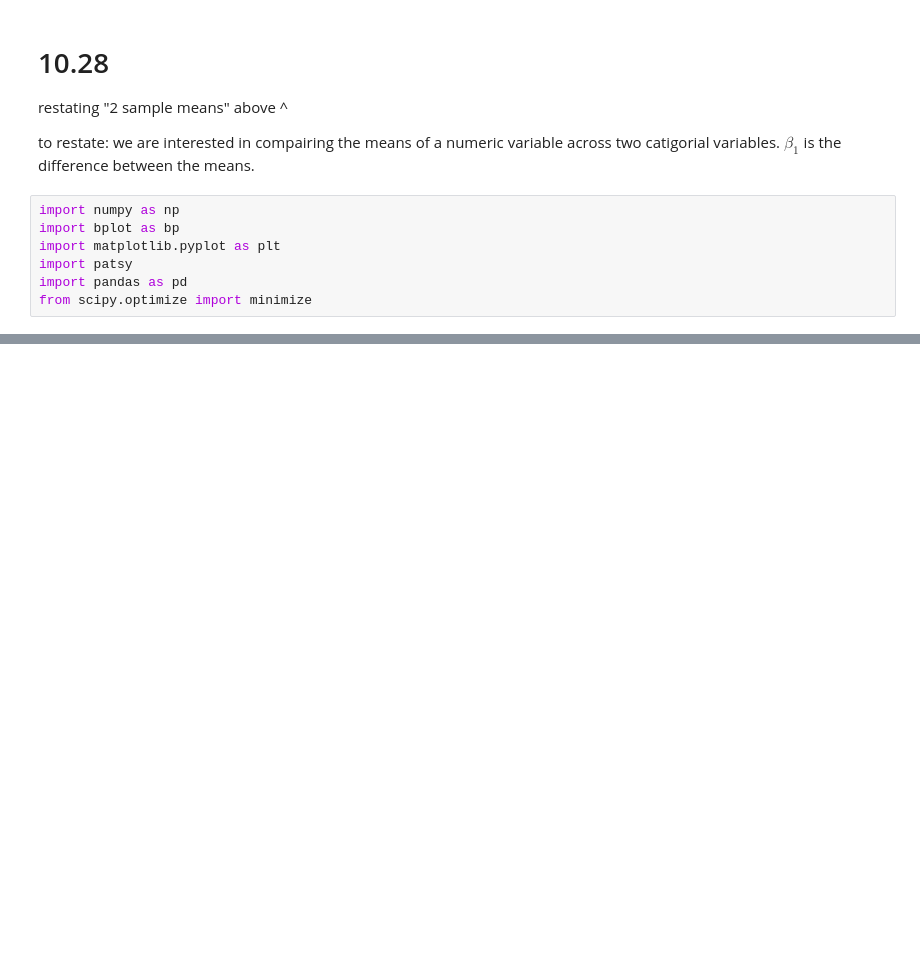
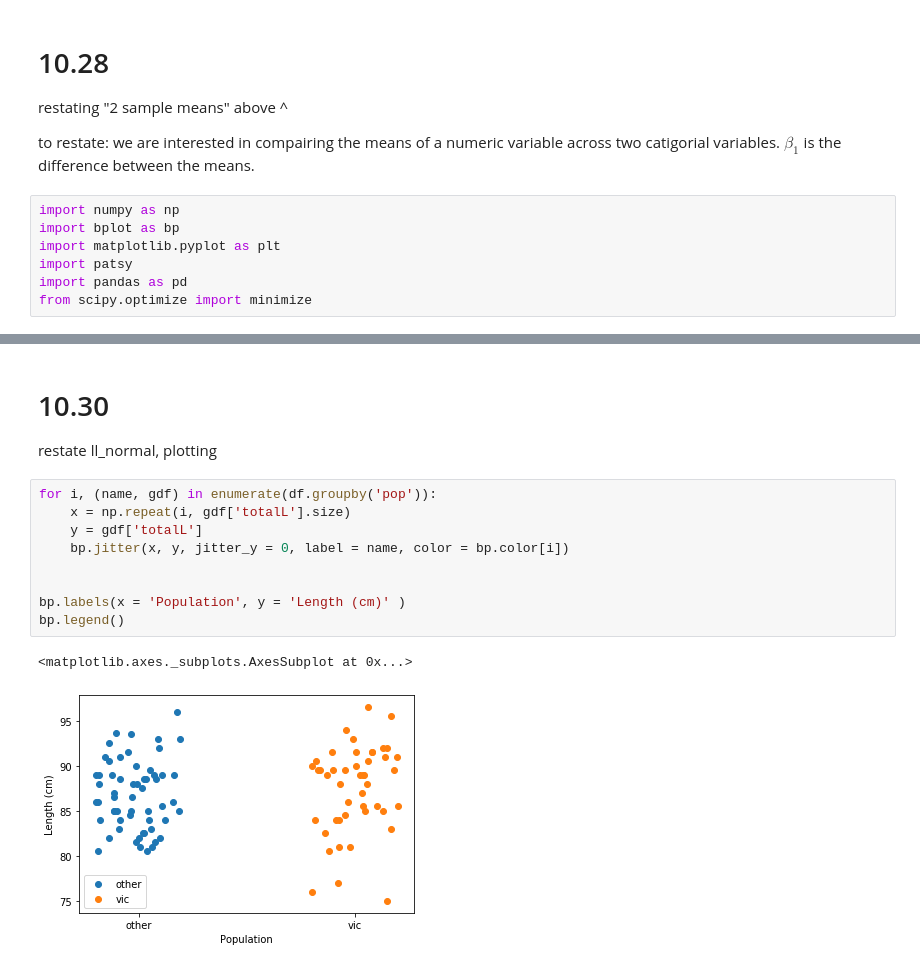
Before and after one commit to josephmlev/levine_j_math_314, a Jupyter notebook: notes/Class_notes_9.23-.ipynb, the cells around one changed output, grey strips where cells are left out. Drawn from its saved outputs; the diff is of its cells as text; blank space fills up the shorter version.

```diff
--- a/notes/Class_notes_9.23-.ipynb
+++ b/notes/Class_notes_9.23-.ipynb
@@ -910,0 +959,16 @@ for i, (name, gdf) in enumerate(df.groupby('pop')):
+# %% [markdown]
+# 10.30
+
+restate ll_normal, plotting
+# %%
+for i, (name, gdf) in enumerate(df.groupby('pop')):
+    x = np.repeat(i, gdf['totalL'].size)
+    y = gdf['totalL']
+    bp.jitter(x, y, jitter_y = 0, label = name, color = bp.color[i])
+
+
+bp.labels(x = 'Population', y = 'Length (cm)' )
+bp.legend()
+# %% [output]
+<matplotlib.axes._subplots.AxesSubplot at 0x...>
+[figure, added]
```
Also changed, not shown: parts of 11 cells of this notebook.
